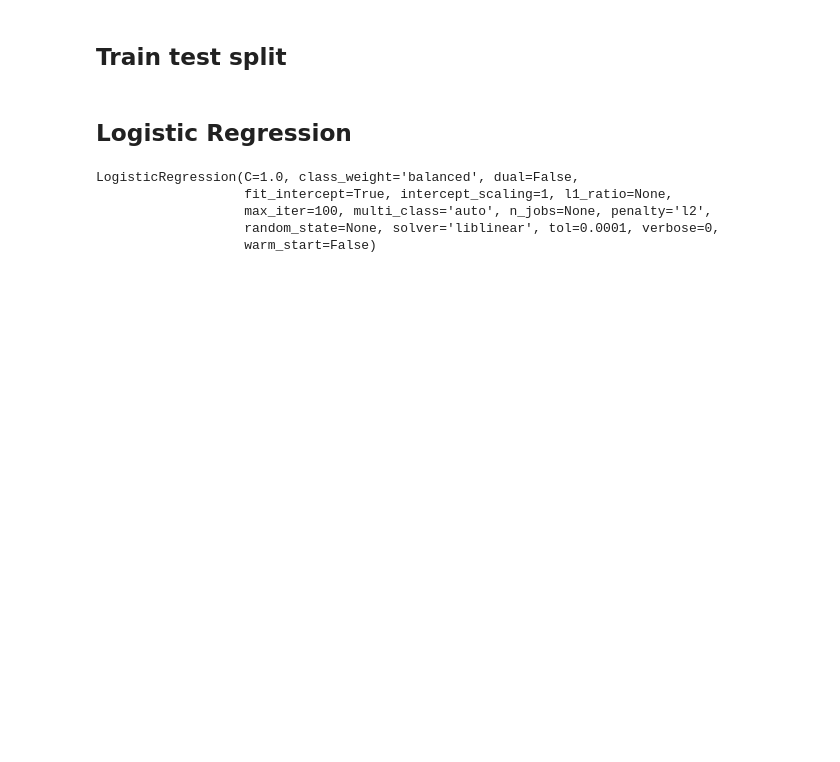
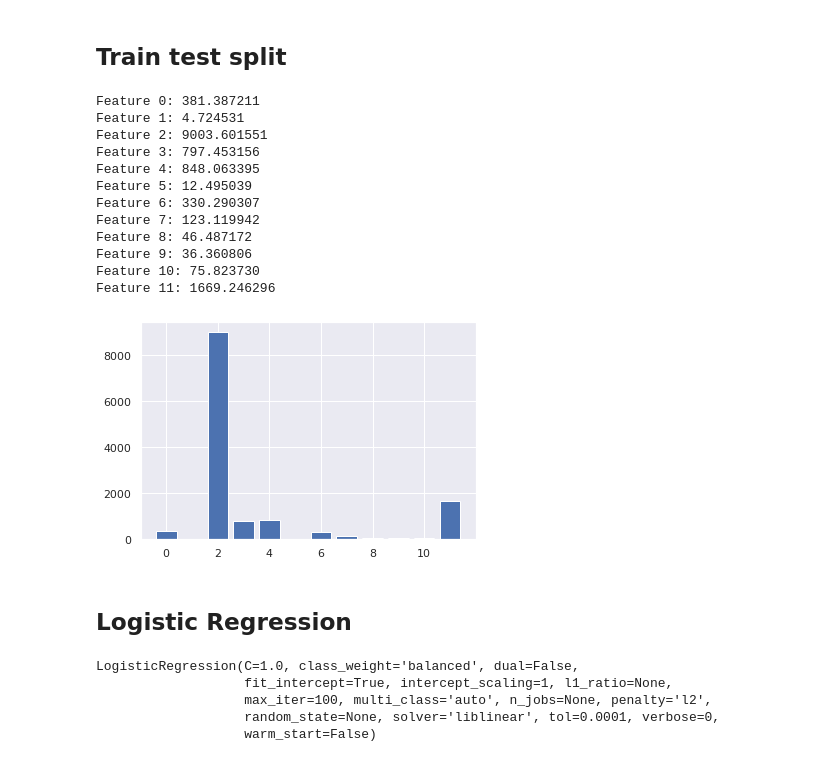
Before and after one commit to AbdoBoum/ML, a Jupyter notebook: hackathon_analyticsvidhya.ipynb, the cells around one changed output. Cells and saved outputs as stored; diff of their text form; code cells hidden in the pictures; blank space fills up the shorter version.

```diff
--- a/hackathon_analyticsvidhya.ipynb
+++ b/hackathon_analyticsvidhya.ipynb
@@ -321,5 +343,5 @@ data.head()
 # %%
-#data['program_duration'] = StandardScaler().fit_transform(data['program_duration'].values.reshape(-1, 1))
+data['age'] = StandardScaler().fit_transform(data['age'].values.reshape(-1, 1))
 train_df = data.loc[data['source']=="train"]
 test_df = data.loc[data['source']=="test"]
 
@@ -355,3 +377,31 @@ y = train_df['is_pass']
 ## Train test split
 # %%
 x_train, x_test, y_train, y_test = train_test_split(x, y, test_size=0.2, random_state=0)
+# %%
+'''
+fs = SelectKBest(score_func=chi2, k=10)
+fs.fit(x_train, y_train)
+x_train_fs = fs.transform(x_train)
+x_test_fs = fs.transform(x_test)
+'''
+# %%
+'''
+for i in range(len(fs.scores_)):
+	print('Feature %d: %f' % (i, fs.scores_[i]))
+plt.bar([i for i in range(len(fs.scores_))], fs.scores_)
+plt.show()
+'''
+# %% [output]
+Feature 0: 381.387211
+Feature 1: 4.724531
+Feature 2: 9003.601551
+Feature 3: 797.453156
+Feature 4: 848.063395
+Feature 5: 12.495039
+Feature 6: 330.290307
+Feature 7: 123.119942
+Feature 8: 46.487172
+Feature 9: 36.360806
+Feature 10: 75.823730
+Feature 11: 1669.246296
+[figure, added]
```
Also changed, not shown: parts of 34 cells of this notebook.
